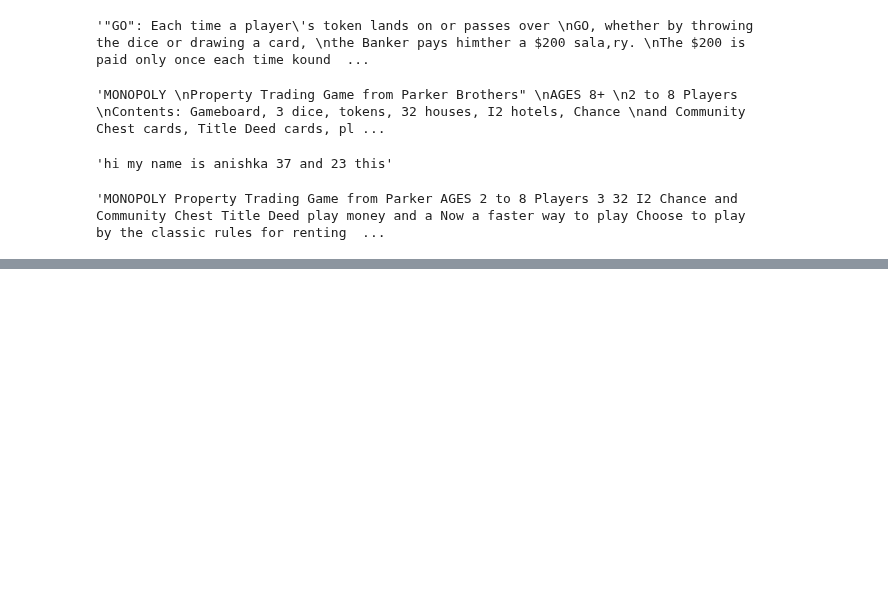
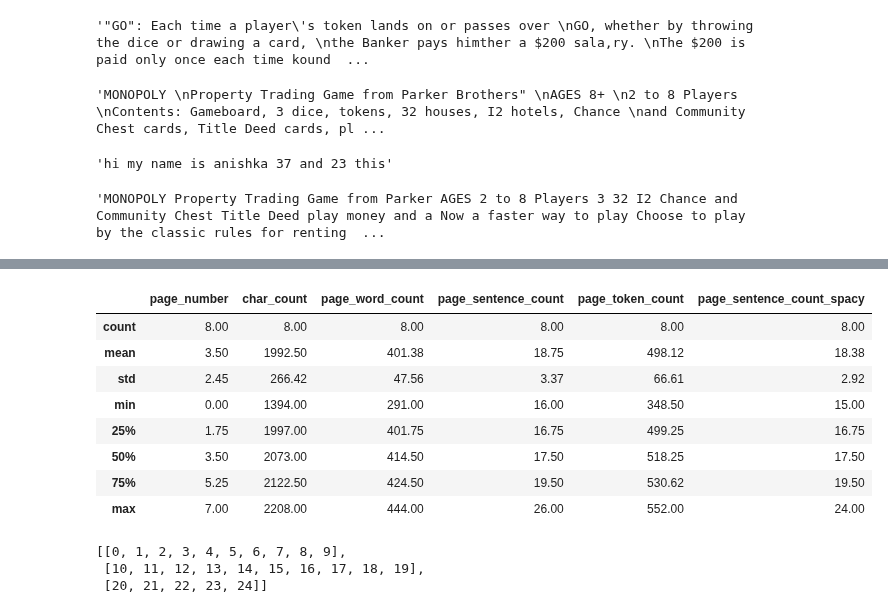
Before and after one commit to anishka07/Intellidocs, a Jupyter notebook: notebooks/rag_v1.ipynb, the cells around one changed output, grey strips where cells are left out. Drawn from its saved outputs; the diff is of its cells as text; code cells hidden in the pictures; blank space fills up the shorter version.

```diff
--- a/notebooks/rag_v1.ipynb
+++ b/notebooks/rag_v1.ipynb
@@ -58,3 +58,34 @@ cleaner("hi my name is anishka 37 and 23 &&& this $^$%")
 cleaner(all_texts)
 # %% [output]
 'MONOPOLY Property Trading Game from Parker AGES 2 to 8 Players 3 32 I2 Chance and Community Chest Title Deed play money and a Now a faster way to play Choose to play by the classic rules for renting  ...
+# %%
+## trying PyMuPDF
+## !pip install PyMuPDF tqdm
+
+import fitz
+from tqdm.auto import tqdm ## progress bars
+
+def text_formatter(text: str) -> str:
+    """Performs basic text formatting"""
+    cleaned_text = text.replace("\n", " ").strip()
+
+    return cleaned_text
+
+def open_read_pdfs(pdf_path: str) -> list[dict]:
+    doc = fitz.open(pdf_path)
+    pages_and_texts = []
+    for page_number, page in tqdm(enumerate(doc)):
+        text = page.get_text()
+        text = text_formatter(text=text)
+
+        pages_and_texts.append({"page_number": page_number,
+                                "char_count": len(text),
+                                "page_word_count": len(text.split(" ")),
+                                "page_sentence_count": len(text.split(". ")),
+                                "page_token_count": len(text) / 4,
+                                "text": text
+                                })
+    return pages_and_texts
+# %%
+pages_and_texts = open_read_pdfs(pdf_path=sample_pdf_path)
+pages_and_texts
@@ -60,0 +193,25 @@ cleaner(all_texts)
+# %%
+df = pd.DataFrame(pages_and_texts)
+df.describe().round(2)
+# %% [output]
+|  | page_number | char_count | page_word_count | page_sentence_count | page_token_count | page_sentence_count_spacy |
+| count | 8.00 | 8.00 | 8.00 | 8.00 | 8.00 | 8.00 |
+| mean | 3.50 | 1992.50 | 401.38 | 18.75 | 498.12 | 18.38 |
+| std | 2.45 | 266.42 | 47.56 | 3.37 | 66.61 | 2.92 |
+| min | 0.00 | 1394.00 | 291.00 | 16.00 | 348.50 | 15.00 |
+| 25% | 1.75 | 1997.00 | 401.75 | 16.75 | 499.25 | 16.75 |
+| 50% | 3.50 | 2073.00 | 414.50 | 17.50 | 518.25 | 17.50 |
+| 75% | 5.25 | 2122.50 | 424.50 | 19.50 | 530.62 | 19.50 |
+| max | 7.00 | 2208.00 | 444.00 | 26.00 | 552.00 | 24.00 |
+# %%
+num_sentences_chunk_size = 10
+
+def split_text_to_chunks(input_list: list,
+                         slice_size: int=num_sentences_chunk_size) -> list[list[str]]:
+    return [input_list[i:i + slice_size] for i in range(0, len(input_list), slice_size)]
+
+split_text_to_chunks(list(range(25)))
+# %% [output]
+[[0, 1, 2, 3, 4, 5, 6, 7, 8, 9],
+ [10, 11, 12, 13, 14, 15, 16, 17, 18, 19],
+ [20, 21, 22, 23, 24]]
```
Also changed, not shown: parts of 11 cells of this notebook.
